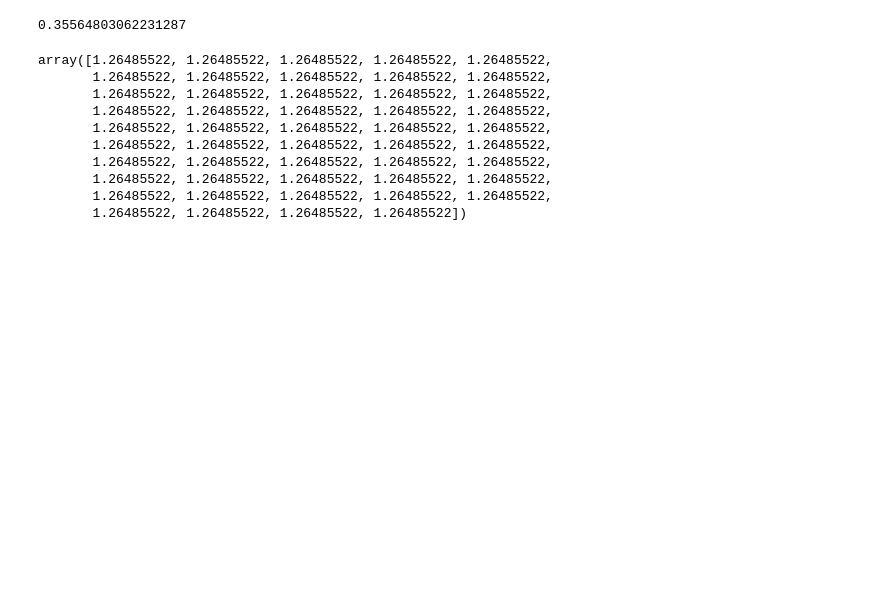
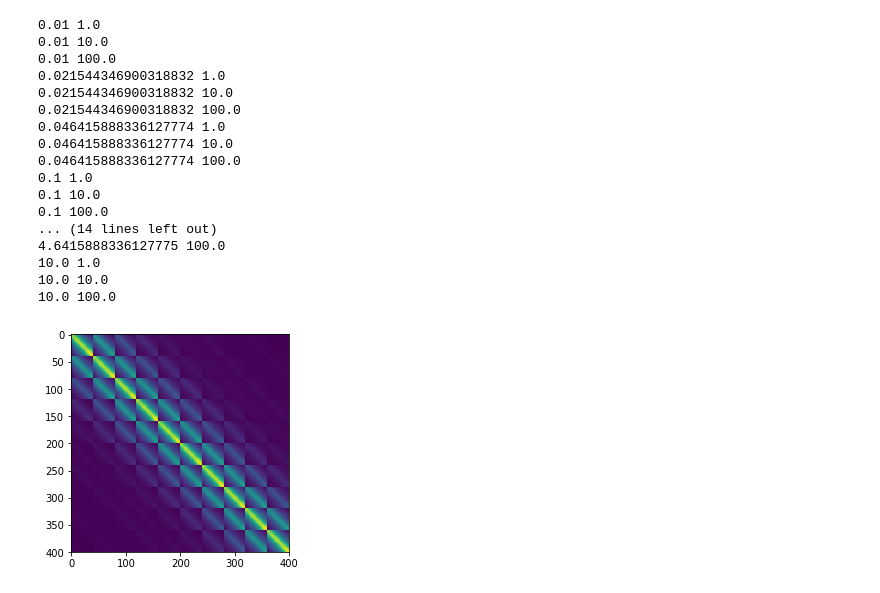
Before and after one commit to BouchardLab/DynamicalComponentsAnalysis, a Jupyter notebook: notebooks/RobustKronPCA-test.ipynb, the cells around one changed output. Drawn from its saved outputs; the diff is of its cells as text; code cells hidden in the pictures; blank space fills up the shorter version.

```diff
--- a/notebooks/RobustKronPCA-test.ipynb
+++ b/notebooks/RobustKronPCA-test.ipynb
@@ -158,35 +58,38 @@ plt.show()
-# %%
-"""
-need to handle the case where the covariance matrix is null
-This just means that lambda_L is too big...
-so stop the optimization there...
-Actually, that would be a good termination condition...
-
-CV params:
-tolerance
-num_folds
-lambda_L_min
-lambda_L_ratio
-tau
-
-
-
-"""
-
-lambda_L = lambda_L_vals[np.argmax(cv_log_likelihood_vals[:40])]
-print(lambda_L)
-# %% [output]
-0.35564803062231287
-# %%
-lambda_L_vals[1:]/lambda_L_vals[:-1]
-# %% [output]
-array([1.26485522, 1.26485522, 1.26485522, 1.26485522, 1.26485522,
-       1.26485522, 1.26485522, 1.26485522, 1.26485522, 1.26485522,
-       1.26485522, 1.26485522, 1.26485522, 1.26485522, 1.26485522,
-       1.26485522, 1.26485522, 1.26485522, 1.26485522, 1.26485522,
-       1.26485522, 1.26485522, 1.26485522, 1.26485522, 1.26485522,
-       1.26485522, 1.26485522, 1.26485522, 1.26485522, 1.26485522,
-       1.26485522, 1.26485522, 1.26485522, 1.26485522, 1.26485522,
-       1.26485522, 1.26485522, 1.26485522, 1.26485522, 1.26485522,
-       1.26485522, 1.26485522, 1.26485522, 1.26485522, 1.26485522,
-       1.26485522, 1.26485522, 1.26485522, 1.26485522])
+# %%
+reload(kron_pca)
+
+lambda_L_vals = np.logspace(-2, 1, 10)
+lambda_S_vals = np.logspace(0, 2, 3)
+ps = N
+pt = num_lags
+
+cov_reg, log_likelihood_vals, rank_vals, sparsity_vals = kron_pca.regularize_cov(X_with_lags,
+                                                                                ps, pt,
+                                                                                lambda_S_vals, lambda_L_vals,
+                                                                                num_folds=10,
+                                                                                tau=0.5,
+                                                                                tol=1e-8,
+                                                                                max_iter=1000000,
+                                                                                stop_cond_interval=20)
+
+plt.imshow(cov_reg)
+plt.show()
+# %% [output]
+0.01 1.0
+0.01 10.0
+0.01 100.0
+0.021544346900318832 1.0
+0.021544346900318832 10.0
+0.021544346900318832 100.0
+0.046415888336127774 1.0
+0.046415888336127774 10.0
+0.046415888336127774 100.0
+0.1 1.0
+0.1 10.0
+0.1 100.0
+... (14 lines left out)
+4.6415888336127775 100.0
+10.0 1.0
+10.0 10.0
+10.0 100.0
+[figure, added]
```
Also changed, not shown: parts of 10 cells of this notebook, 2 other files.
